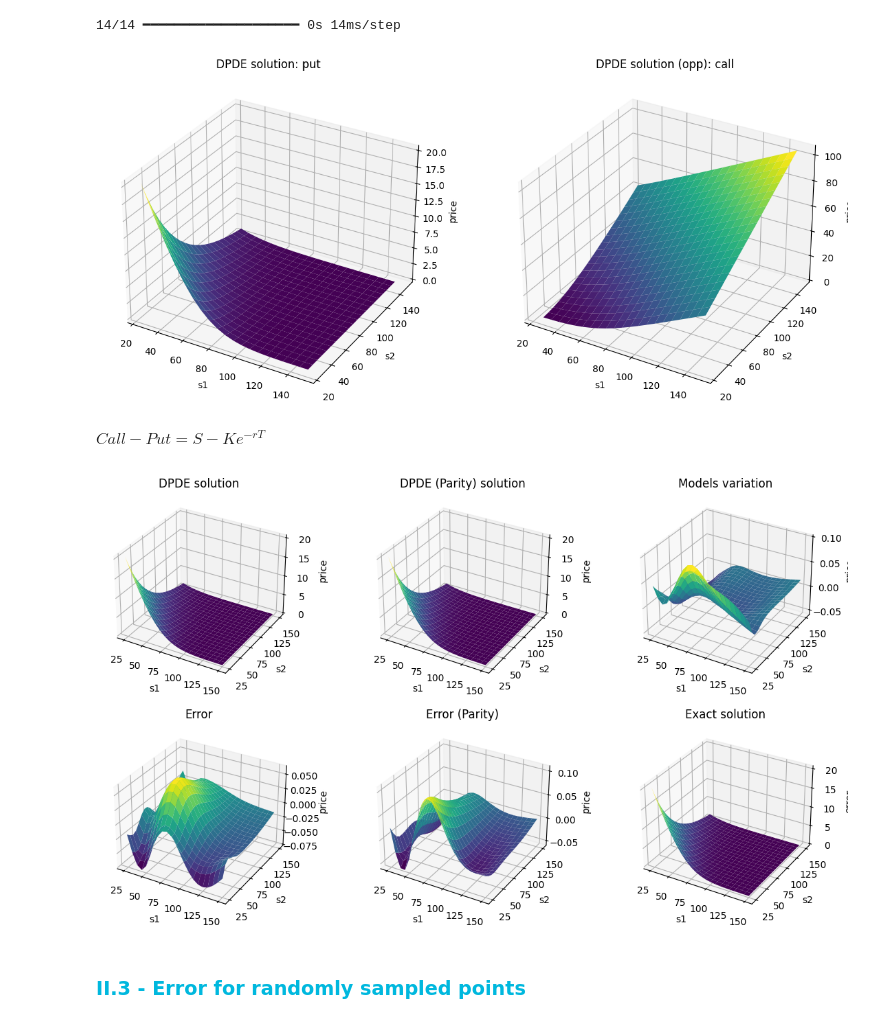
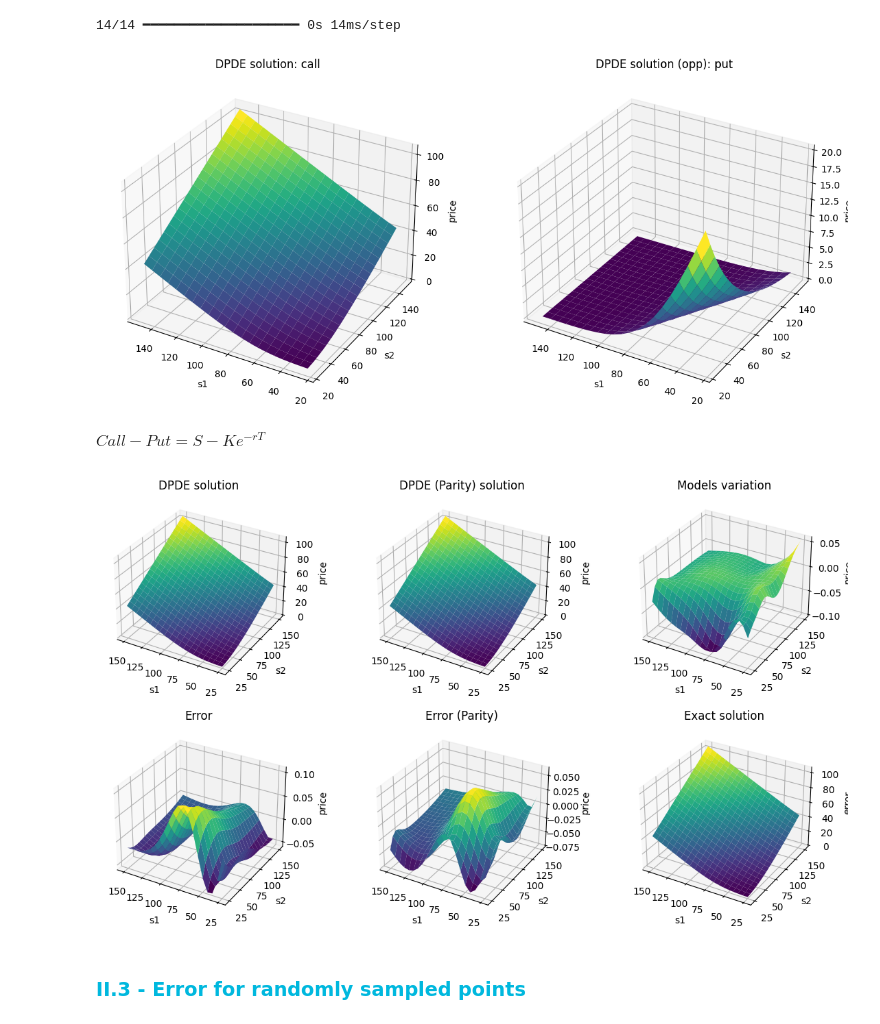
Before and after one commit to Nathan-Sanglier/M2MO-ML-Finance, a Jupyter notebook: notebook.ipynb, the cells around one changed output. Cells and saved outputs as stored; diff of their text form; code cells hidden in the pictures.

```diff
--- a/notebook.ipynb
+++ b/notebook.ipynb
@@ -48,7 +48,7 @@ n_samples_oos_error     = 10000 # nb random points for approx L2 and Linf errors
 ########################################### Any change in these paramaters implies to train again the model ###########################################
 
 K           = 100.      # strike price
-opt_type    = 'put'    # 'put' or 'call'
+opt_type    = 'call'    # 'put' or 'call'
 gamma       = 1/10.     # lambda in no-arbitrage bound
 
 dim_state   = 2 # nb of assets
@@ -457,21 +462,23 @@ dpde_sol_opp = model_opp.predict(x_plot_norm).reshape(n_points_surface_plot, n_p
 # %%
 fig, axs = plt.subplots(1, 2, figsize=(14, 8), subplot_kw={'projection': '3d'})
 
 axs[0].plot_surface(s1_plot_mesh, s2_plot_mesh, dpde_sol, cmap='viridis')
 axs[0].set_title(f'DPDE solution: {opt_type}')
 axs[0].set_xlabel('s1')
 axs[0].set_ylabel('s2')
 axs[0].set_zlabel('price')
+axs[0].set_xlim(axs[0].get_xlim()[::-1])
 
 axs[1].plot_surface(s1_plot_mesh, s2_plot_mesh, dpde_sol_opp, cmap='viridis')
 axs[1].set_title(f'DPDE solution (opp): {opt_type_opp}')
 axs[1].set_xlabel('s1')
 axs[1].set_ylabel('s2')
 axs[1].set_zlabel('price')
+axs[1].set_xlim(axs[1].get_xlim()[::-1])
 
 plt.show()
 # %% [output]
-[figure, old version]
+[figure, new version]
 # %% [markdown]
 $Call - Put = S - Ke^{-rT}$
 # %%
@@ -495,43 +502,48 @@ axs[0, 0].set_title('DPDE solution')
 axs[0, 0].set_xlabel('s1')
 axs[0, 0].set_ylabel('s2')
 axs[0, 0].set_zlabel('price')
+axs[0, 0].set_xlim(axs[0, 0].get_xlim()[::-1])
 
 axs[0, 1].plot_surface(s1_plot_mesh, s2_plot_mesh, parity_dpde_sol, cmap='viridis')
 axs[0, 1].set_title('DPDE (Parity) solution')
 axs[0, 1].set_xlabel('s1')
 axs[0, 1].set_ylabel('s2')
 axs[0, 1].set_zlabel('price')
+axs[0, 1].set_xlim(axs[0, 1].get_xlim()[::-1])
 
 axs[0, 2].plot_surface(s1_plot_mesh, s2_plot_mesh, parity_dpde_sol - dpde_sol, cmap='viridis')
 axs[0, 2].set_title('Models variation')
 axs[0, 2].set_xlabel('s1')
 axs[0, 2].set_ylabel('s2')
 axs[0, 2].set_zlabel('price')
+axs[0, 2].set_xlim(axs[0, 2].get_xlim()[::-1])
 
 axs[1, 0].plot_surface(s1_plot_mesh, s2_plot_mesh, dpde_sol - exact_sol_eval, cmap='viridis')
 axs[1, 0].set_title('Error')
 axs[1, 0].set_xlabel('s1')
 axs[1, 0].set_ylabel('s2')
 axs[1, 0].set_zlabel('price')
+axs[1, 0].set_xlim(axs[1, 0].get_xlim()[::-1])
 
 axs[1, 1].plot_surface(s1_plot_mesh, s2_plot_mesh, parity_dpde_sol - exact_sol_eval, cmap='viridis')
 axs[1, 1].set_title('Error (Parity)')
 axs[1, 1].set_xlabel('s1')
 axs[1, 1].set_ylabel('s2')
 axs[1, 1].set_zlabel('price')
-
+axs[1, 1].set_xlim(axs[1, 1].get_xlim()[::-1])
 
 axs[1, 2].plot_surface(s1_plot_mesh, s2_plot_mesh, exact_sol_eval, cmap='viridis')
 axs[1, 2].set_title('Exact solution')
 axs[1, 2].set_xlabel('s1')
 axs[1, 2].set_ylabel('s2')
 axs[1, 2].set_zlabel('error')
+axs[1, 2].set_xlim(axs[1, 2].get_xlim()[::-1])
 
 plt.subplots_adjust(hspace=0.2)
 
 plt.show()
 # %% [output]
-[figure, old version]
+[figure, new version]
 # %% [markdown]
 ### <span id="section-2-3" style="color:#00B8DE"> II.3 - Error for randomly sampled points </span>
 # %% [markdown]
```
Also changed, not shown: parts of 6 cells of this notebook, 6 other files.
